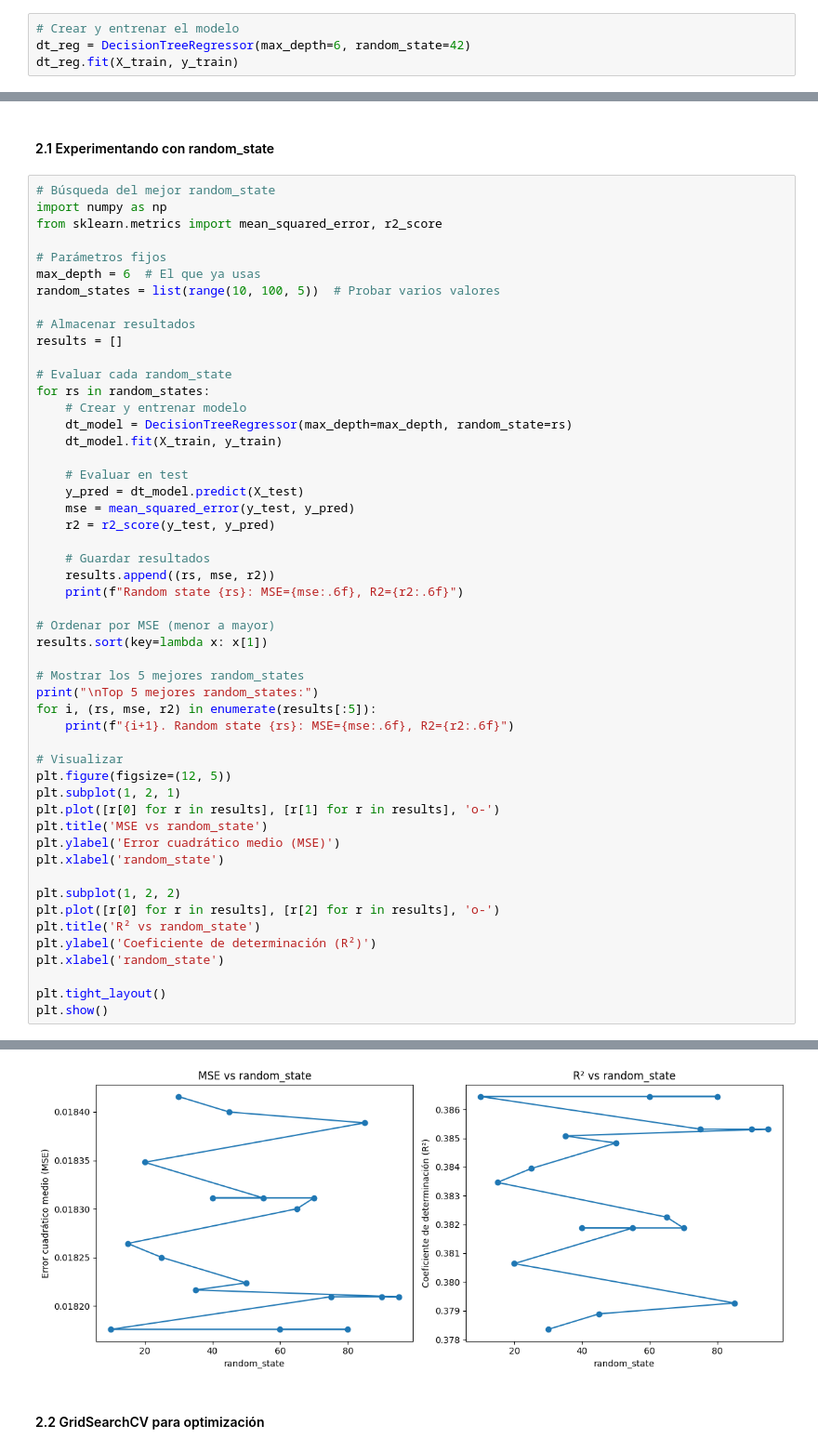
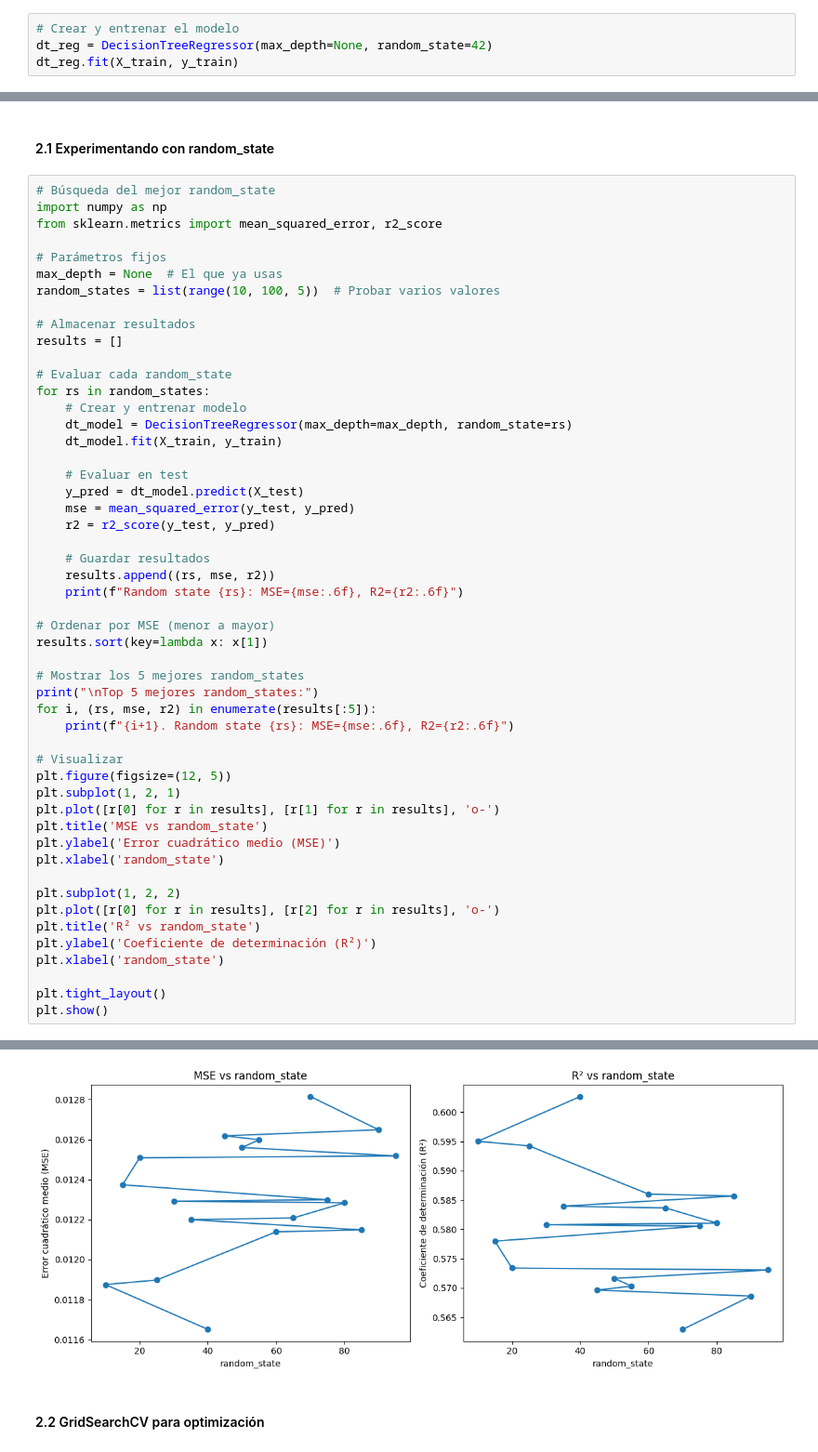
Before and after one commit to Samth18/Proyecto2-CienciaDatos, a Jupyter notebook: avocado-regression-project/models/decision_tree/decisionTreeRegressor.ipynb, the cells around one changed output, grey strips where cells are left out. Shown: that part at 93% size. Saved outputs shown, nothing was run; the diff lists cells and outputs as text.

```diff
--- a/avocado-regression-project/models/decision_tree/decisionTreeRegressor.ipynb
+++ b/avocado-regression-project/models/decision_tree/decisionTreeRegressor.ipynb
@@ -89,6 +89,6 @@ Dimensiones de los datos de prueba: (2018, 64)
 ### 2. Entrenamiento del modelo DecisionTreeRegressor
 # %%
 # Crear y entrenar el modelo
-dt_reg = DecisionTreeRegressor(max_depth=6, random_state=42)
+dt_reg = DecisionTreeRegressor(max_depth=None, random_state=42)
 dt_reg.fit(X_train, y_train)
 # %% [output]
@@ -114,7 +114,7 @@ import numpy as np
 from sklearn.metrics import mean_squared_error, r2_score
 
 # Parámetros fijos
-max_depth = 6  # El que ya usas
+max_depth = None  # El que ya usas
 random_states = list(range(10, 100, 5))  # Probar varios valores
 
 # Almacenar resultados
@@ -180,4 +180,4 @@ Random state 65: MSE=0.018300, R2=0.382255
-[figure, old version]
+[figure, new version]
 # %% [markdown]
 #### 2.2 GridSearchCV para optimización
 # %%
```
Also changed, not shown: parts of 8 cells of this notebook, 3 other files.
